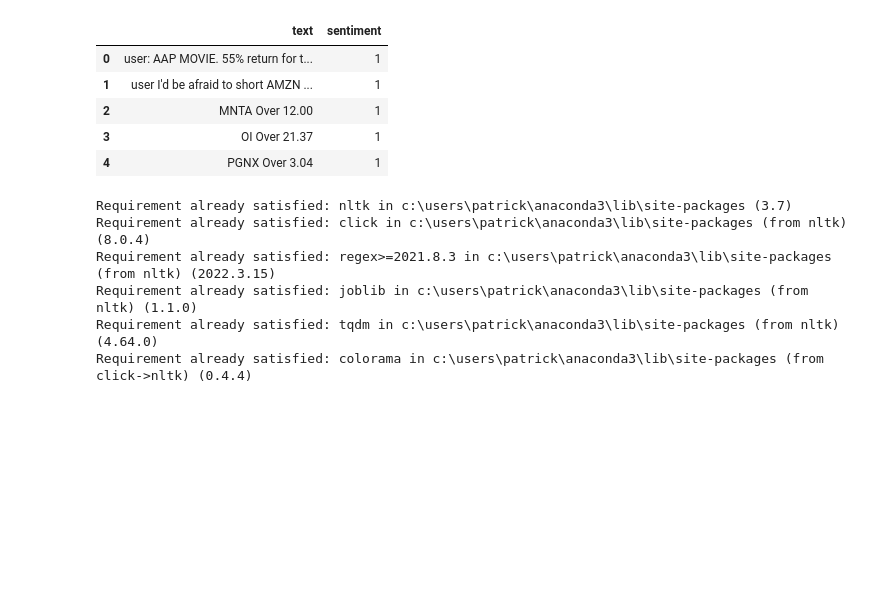
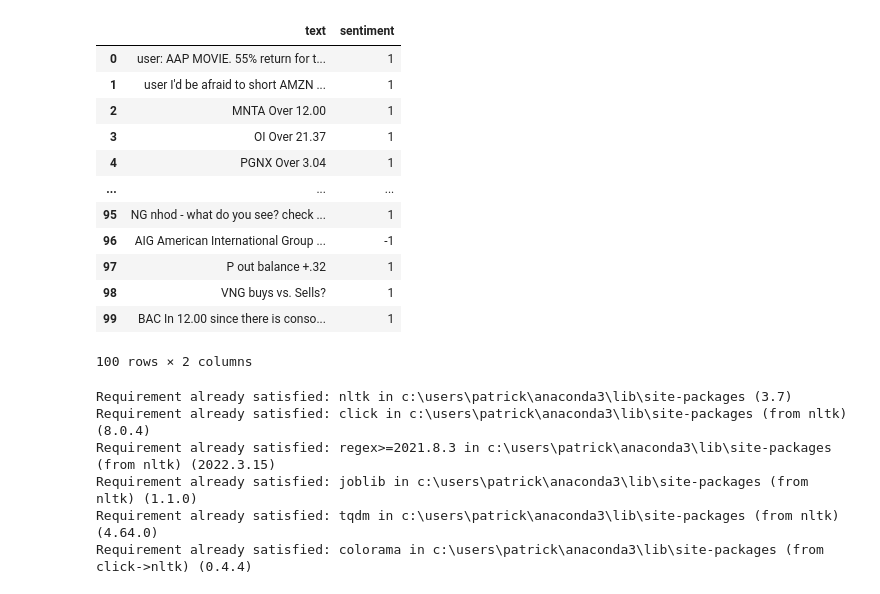
Before and after one commit to pcammall/bootcamp_capstone, a Jupyter notebook: sentiment_classifier_second_attempt.ipynb, the cells around one changed output. Drawn from its saved outputs; the diff is of its cells as text; code cells hidden in the pictures; blank space fills up the shorter version.

```diff
--- a/sentiment_classifier_second_attempt.ipynb
+++ b/sentiment_classifier_second_attempt.ipynb
@@ -13,18 +13,25 @@ from nltk.stem import WordNetLemmatizer
 # %%
 input_data = pd.read_csv(r'C:\Users\Patrick\Documents\GitHub\bootcamp_capstone\kaggle_dataset\sentiment_analysis_financial_news\all-data.csv'
                 , encoding = "ISO-8859-1", header=None, names=['sentiment', 'text'])
 
 input_data = pd.read_csv(r'C:\Users\Patrick\Documents\GitHub\bootcamp_capstone\kaggle_dataset\stock-market_sentiment\stock_data.csv',
                         encoding="ISO-8859-1", header=1, names=['text', 'sentiment'] )
 
-input_data.head()
+input_data.head(100)
 # %% [output]
 |  | text | sentiment |
 | 0 | user: AAP MOVIE. 55% return for t... | 1 |
 | 1 | user I'd be afraid to short AMZN ... | 1 |
 | 2 | MNTA Over 12.00 | 1 |
 | 3 | OI Over 21.37 | 1 |
 | 4 | PGNX Over 3.04 | 1 |
+| ... | ... | ... |
+| 95 | NG nhod - what do you see? check ... | 1 |
+| 96 | AIG American International Group ... | -1 |
+| 97 | P out balance +.32 | 1 |
+| 98 | VNG buys vs. Sells? | 1 |
+| 99 | BAC In 12.00 since there is conso... | 1 |
+100 rows × 2 columns
 # %%
 #install nltk package
 import sys
```
Also changed, not shown: 2 other files.
